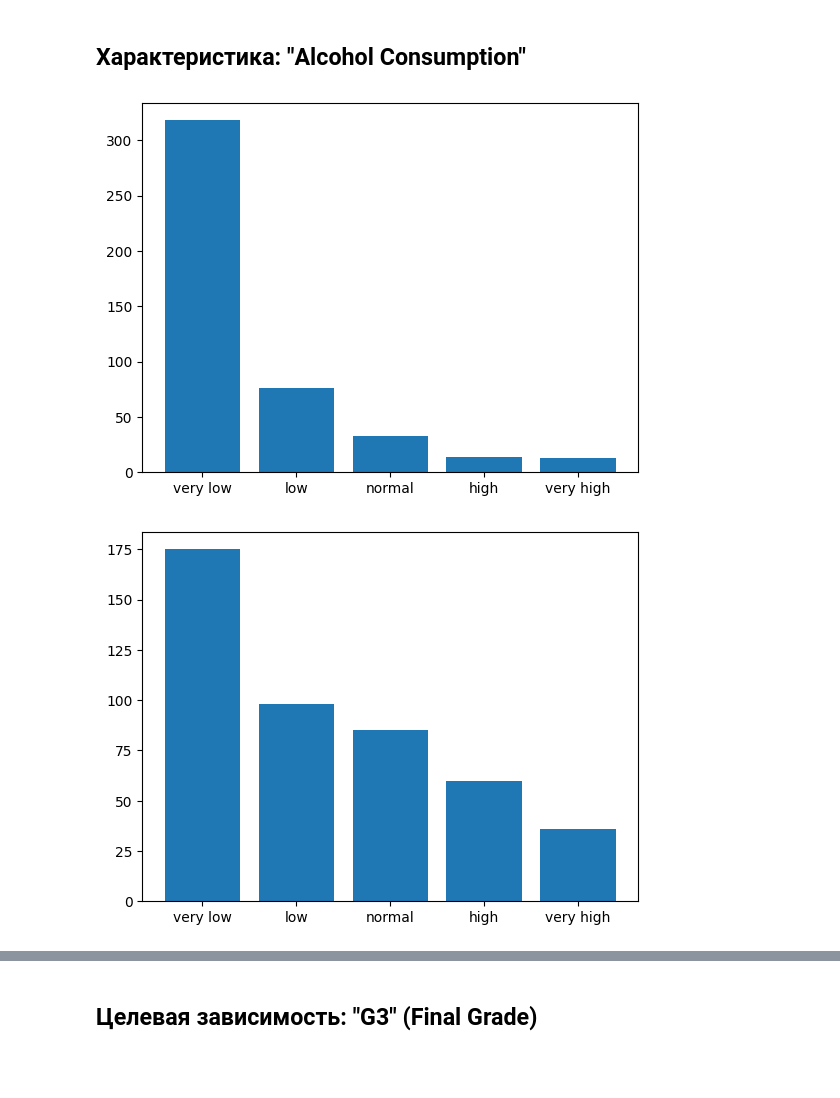
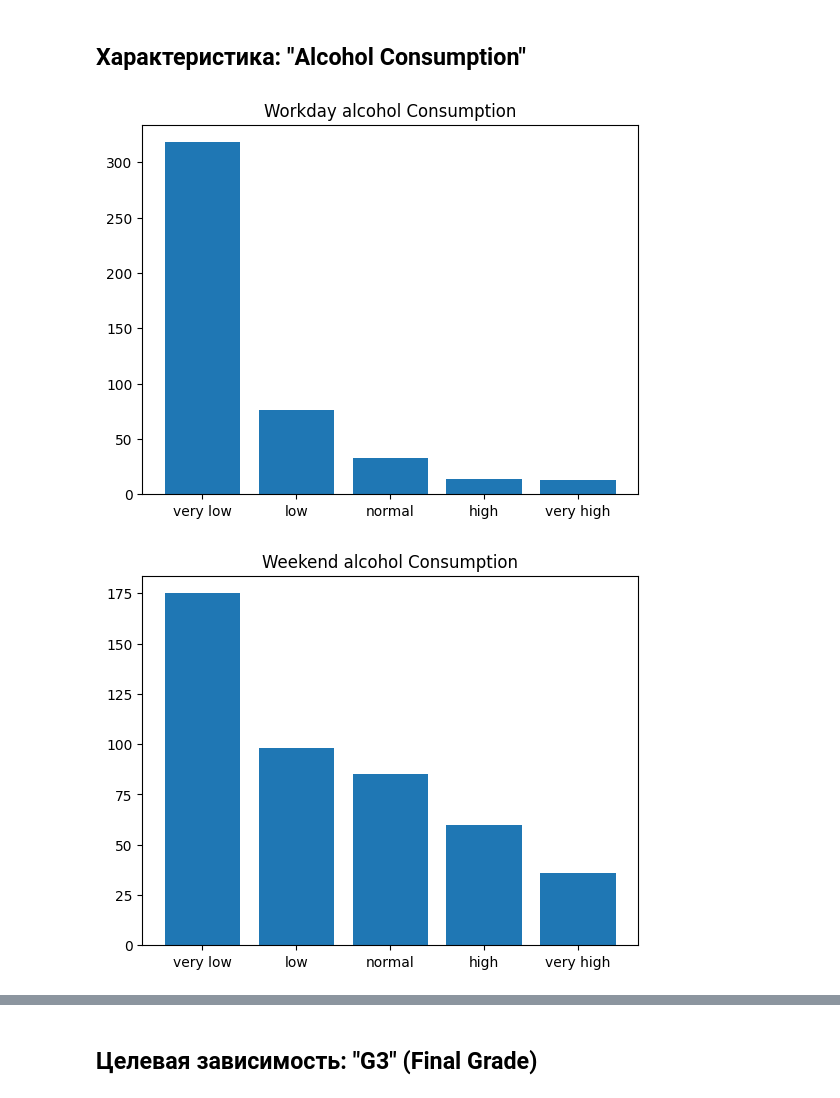
Before and after one commit to OfLoopa/ml_mipt_dafe, a Jupyter notebook: homeworks/hw_1/hw_1_EDA_preproc.ipynb, the cells around one changed output, grey strips where cells are left out. Cells and saved outputs as stored; diff of their text form; code cells hidden in the pictures; blank space fills up the shorter version.

```diff
--- a/homeworks/hw_1/hw_1_EDA_preproc.ipynb
+++ b/homeworks/hw_1/hw_1_EDA_preproc.ipynb
@@ -125,16 +127,18 @@ X_train["Alcohol Consumption"] = workday_weight * X_train["Dalc"] + weekend_weig
 # %%
 # workday alcohol consumption distribution
 # TODO normalize data
 plt.bar(["very low", "low", "normal", "high", "very high"], list(X_train.groupby(["Dalc"]).size()))
+plt.title('Workday alcohol Consumption')
 plt.show()
 # %% [output]
-[figure, old version]
+[figure, new version]
 # %%
 # weekend alcohol consumption distribution
 plt.bar(["very low", "low", "normal", "high", "very high"], list(X_train.groupby(["Walc"]).size()))
+plt.title('Weekend alcohol Consumption')
 plt.show()
 # %% [output]
-[figure, old version]
+[figure, new version]
 # %%
 # weighted weekly alcohol consumption distribution
 plt.hist(X_train["Alcohol Consumption"])
```
Also changed, not shown: parts of 21 cells of this notebook, 4 other files.
